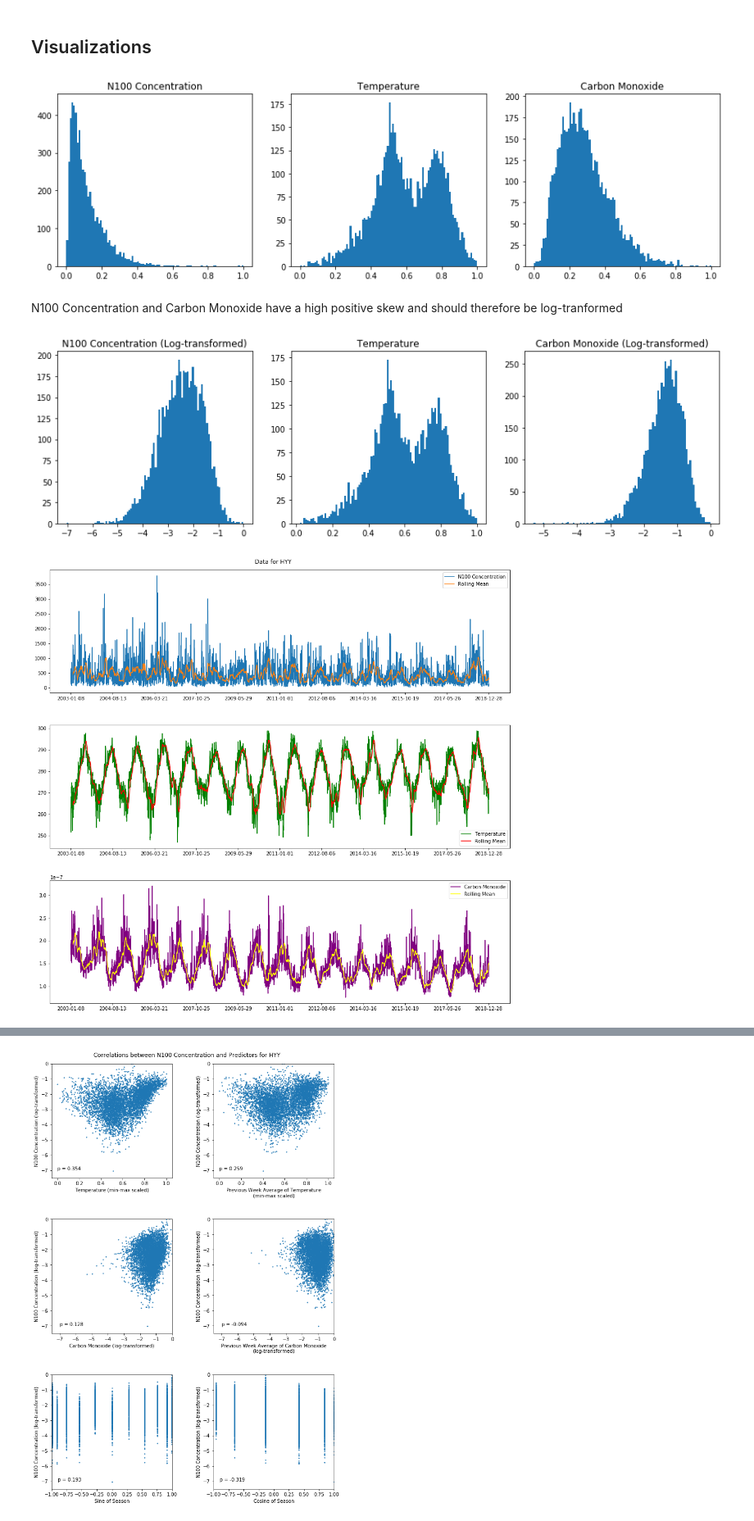
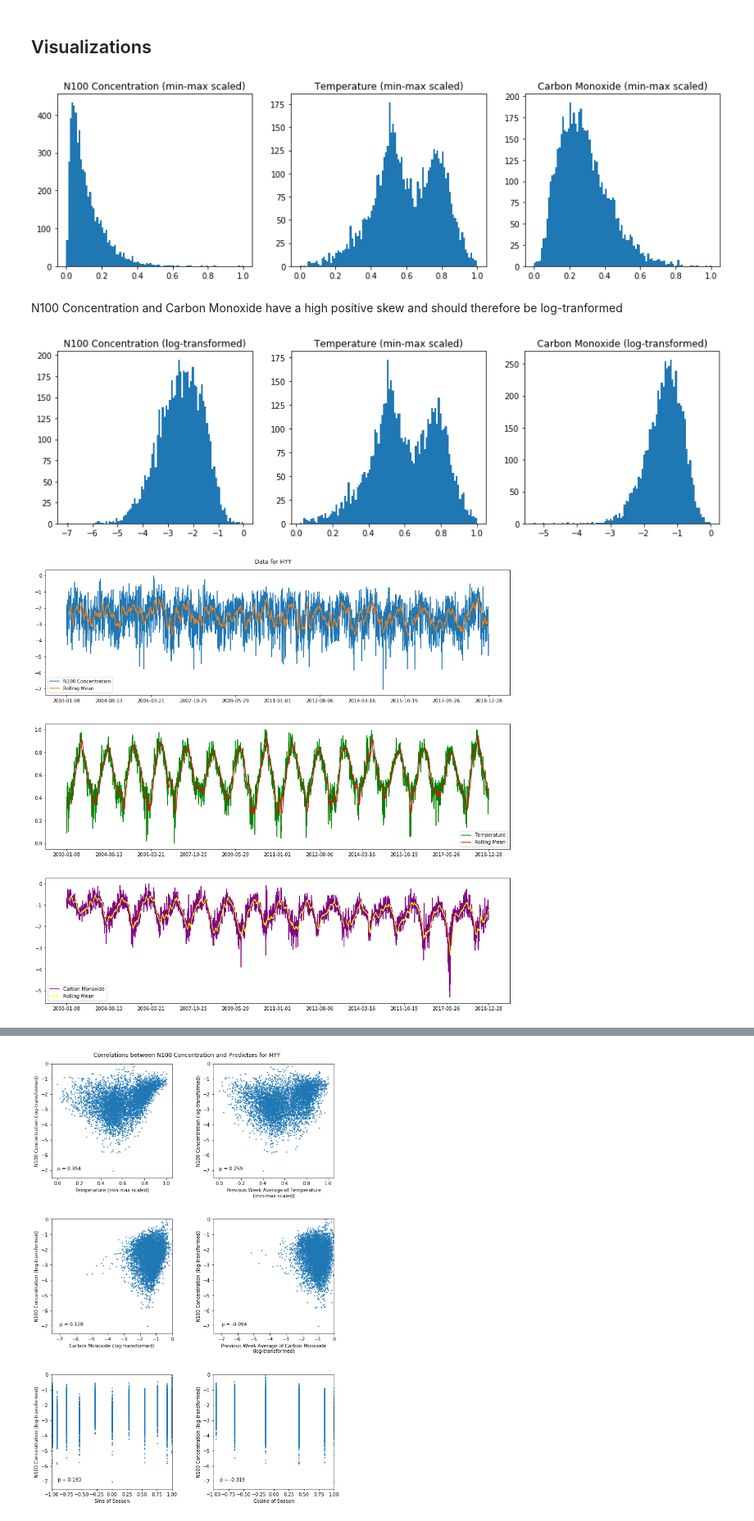
Before and after one commit to ellarauth/aerosol-modeling, a Jupyter notebook: notebooks/explore.ipynb, the cells around one changed output, grey strips where cells are left out. Shown at 82% size. Drawn from its saved outputs; the diff is of its cells as text; code cells hidden in the pictures.

Commit message:
combined time series graphs

```diff
--- a/notebooks/explore.ipynb
+++ b/notebooks/explore.ipynb
@@ -139,10 +139,6 @@ Number of data points: 5814
 | 2003-01-11 | 285.454347 | 260.85300 | 253.566986 | 1.861436e-07 | 1.959475e-07 | 0.000001 | 1.0 |
 | 2003-01-12 | 232.010139 | 265.06660 | 255.566956 | 1.722488e-07 | 1.922792e-07 | 0.000001 | 1.0 |
 # %%
-# calculating moving averages
-window_size = 30
-df_ma = df.copy().rolling(window=window_size).mean()[window_size:]
-
 # normalizing the data
 min_max_scaler = preprocessing.MinMaxScaler()
 x_scaled = min_max_scaler.fit_transform(df.iloc[:,0:5].values)
@@ -153,6 +149,10 @@ df_scaled.columns = df.columns.values
 
 # log-transforming the data (currently transformes everything)
 df_log = df_scaled.transform(np.log)
+
+# calculating moving averages
+window_size = 30
+df_scaled_ma = df_scaled.copy().rolling(window=window_size).mean()[window_size:]
 
 # calculating moving averages for log-transformed data
 df_log_ma = df_log.copy().rolling(window=window_size).mean()[window_size:]
@@ -180,11 +180,11 @@ ax[0].hist(df_scaled.n100, bins=100)
 ax[1].hist(df_scaled.t, bins=100)
 ax[2].hist(df_scaled.co, bins=100)
 
-ax[0].set_title('N100 Concentration')
-ax[1].set_title('Temperature')
-ax[2].set_title('Carbon Monoxide');
+ax[0].set_title('N100 Concentration (min-max scaled)')
+ax[1].set_title('Temperature (min-max scaled)')
+ax[2].set_title('Carbon Monoxide (min-max scaled)');
 # %% [output]
-[figure, old version]
+[figure, new version]
 # %% [markdown]
 N100 Concentration and Carbon Monoxide have a high positive skew and should therefore be log-tranformed
 # %%
@@ -197,34 +197,36 @@ ax[0].hist(df_log_subset.n100, bins=100)
 ax[1].hist(df_scaled_subset.t, bins=100)
 ax[2].hist(df_log_subset.co, bins=100)
 
-ax[0].set_title('N100 Concentration (Log-transformed)')
-ax[1].set_title('Temperature')
-ax[2].set_title('Carbon Monoxide (Log-transformed)');
+ax[0].set_title('N100 Concentration (log-transformed)')
+ax[1].set_title('Temperature (min-max scaled)')
+ax[2].set_title('Carbon Monoxide (log-transformed)');
 # %% [output]
-[figure, old version]
+[figure, new version]
 # %%
-# plotting original data and trend (moving average)
-idx = df.shape[0]
+# plotting log-transformed data and trend (moving average)
+idx = df_log.shape[0]
 step = int(idx / 10)
-xticks = pd.Series(df.index).iloc[list(range(0,idx,step))]
+xticks_mask = list(range(0, idx, step))
+xticks = pd.Series(dates).iloc[xticks_mask]
 
 fig, ax = plt.subplots(3, 1)
-fig.set_size_inches(15, 14)
+fig.set_size_inches(15,14)
 
-ax[0].plot(df.n100[:idx], label='N100 Concentration')
-ax[0].plot(df_ma.n100[:idx], label='Rolling Mean')
+ax[0].plot(df_log.n100[:idx], label='N100 Concentration')
+ax[0].plot(df_log_ma.n100[:idx], label='Rolling Mean')
 
-ax[1].plot(df.t[:idx], label='Temperature', c='green')
-ax[1].plot(df_ma.t[:idx], label='Rolling Mean', c='red')
+ax[1].plot(df_scaled.t[:idx], label='Temperature', c='green')
+ax[1].plot(df_scaled_ma.t[:idx], label='Rolling Mean', c='red')
 
-ax[2].plot(df.co[:idx], label='Carbon Monoxide', c='purple')
-ax[2].plot(df_ma.co[:idx], label='Rolling Mean', c='yellow')
+ax[2].plot(df_log.co[:idx], label='Carbon Monoxide', c='purple')
+ax[2].plot(df_log_ma.co[:idx], label='Rolling Mean', c='yellow')
 
 for i in range(3):
     ax[i].legend()
-    ax[i].set_xticks(xticks)
+    ax[i].set_xticks(xticks_mask)
+    ax[i].set_xticklabels(xticks)
 
 fig.tight_layout(pad=4)
 fig.suptitle('Data for '+city);
 # %% [output]
-[figure, old version]
+[figure, new version]
```
Also changed, not shown: parts of 4 cells of this notebook.
